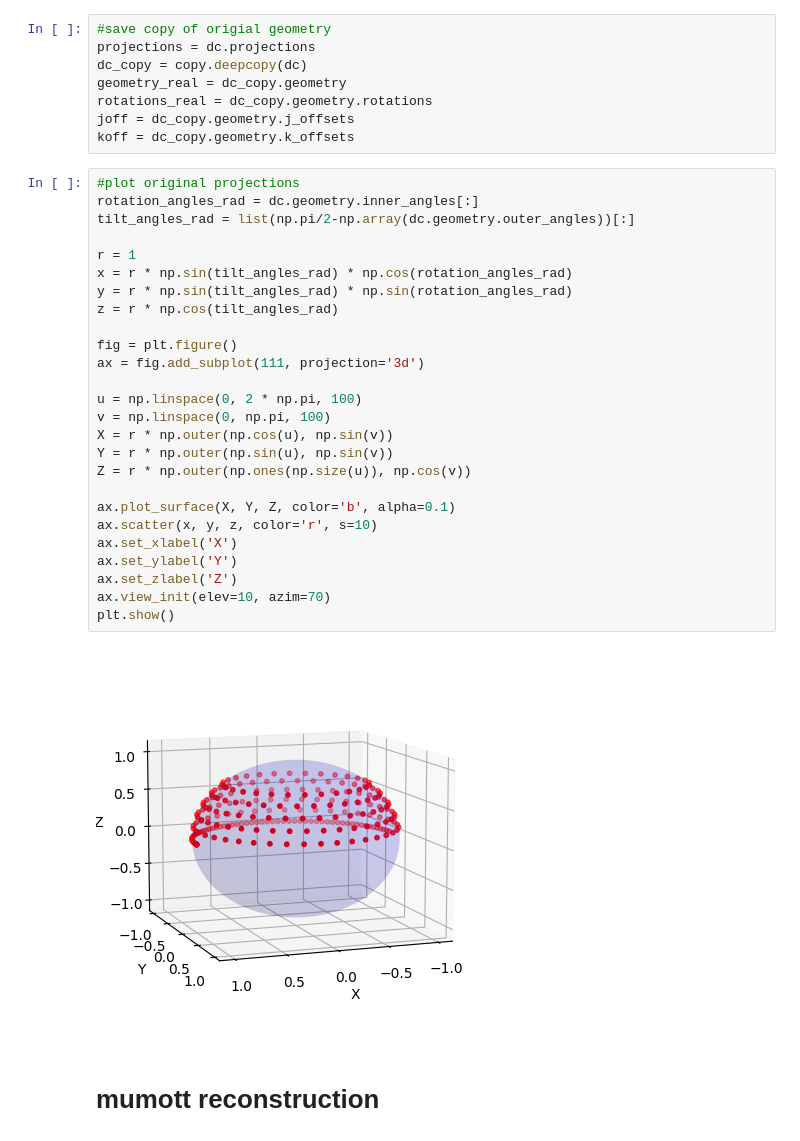
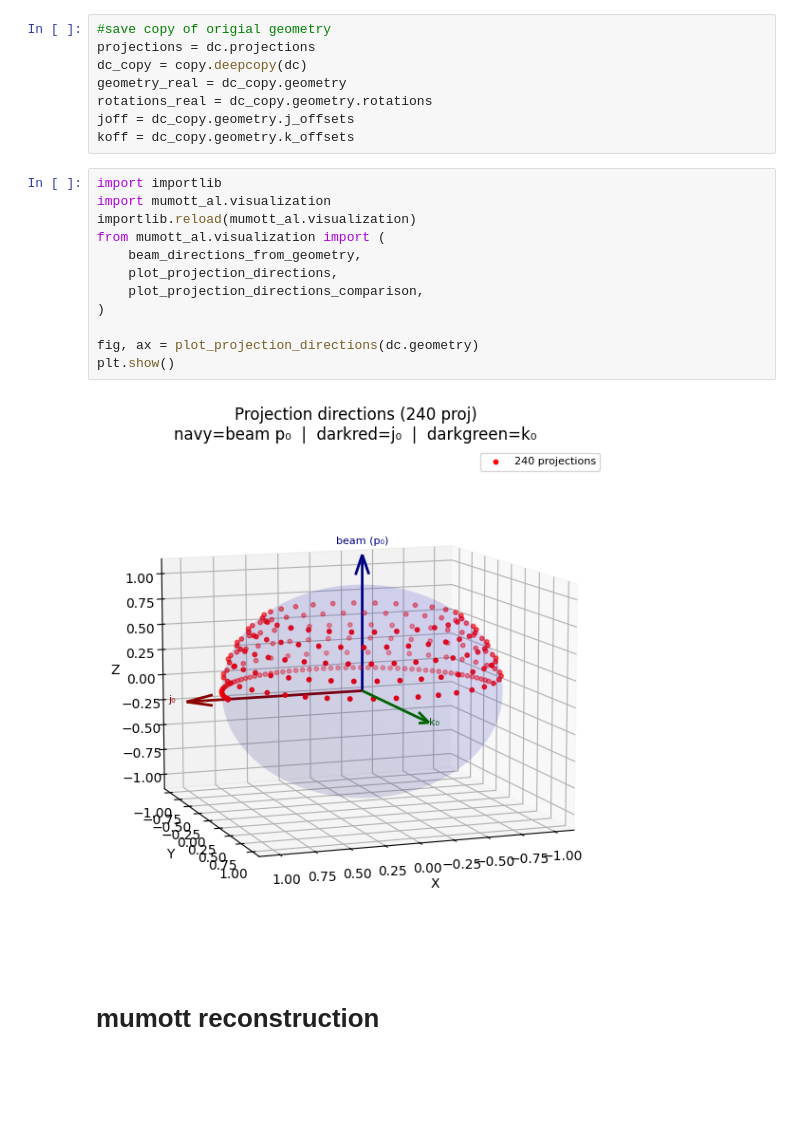
Before and after one commit to lfbarba/smartt, a Jupyter notebook: sici/sici_new_projections.ipynb, the cells around one changed output. Drawn from its saved outputs; the diff is of its cells as text; blank space fills up the shorter version.

```diff
--- a/sici/sici_new_projections.ipynb
+++ b/sici/sici_new_projections.ipynb
@@ -40,33 +46,19 @@ rotations_real = dc_copy.geometry.rotations
 joff = dc_copy.geometry.j_offsets
 koff = dc_copy.geometry.k_offsets
 # %%
-#plot original projections
-rotation_angles_rad = dc.geometry.inner_angles[:]
-tilt_angles_rad = list(np.pi/2-np.array(dc.geometry.outer_angles))[:]
+import importlib
+import mumott_al.visualization
+importlib.reload(mumott_al.visualization)
+from mumott_al.visualization import (
+    beam_directions_from_geometry,
+    plot_projection_directions,
+    plot_projection_directions_comparison,
+)
 
-r = 1
-x = r * np.sin(tilt_angles_rad) * np.cos(rotation_angles_rad)
-y = r * np.sin(tilt_angles_rad) * np.sin(rotation_angles_rad)
-z = r * np.cos(tilt_angles_rad)
-
-fig = plt.figure()
-ax = fig.add_subplot(111, projection='3d')
-
-u = np.linspace(0, 2 * np.pi, 100)
-v = np.linspace(0, np.pi, 100)
-X = r * np.outer(np.cos(u), np.sin(v))
-Y = r * np.outer(np.sin(u), np.sin(v))
-Z = r * np.outer(np.ones(np.size(u)), np.cos(v))
-
-ax.plot_surface(X, Y, Z, color='b', alpha=0.1)
-ax.scatter(x, y, z, color='r', s=10)
-ax.set_xlabel('X')
-ax.set_ylabel('Y')
-ax.set_zlabel('Z')
-ax.view_init(elev=10, azim=70)
+fig, ax = plot_projection_directions(dc.geometry)
 plt.show()
 # %% [output]
-[figure, old version]
+[figure, new version]
 # %% [markdown]
 # mumott reconstruction
 # %%
```
Also changed, not shown: parts of 29 cells of this notebook, 8 other files.
